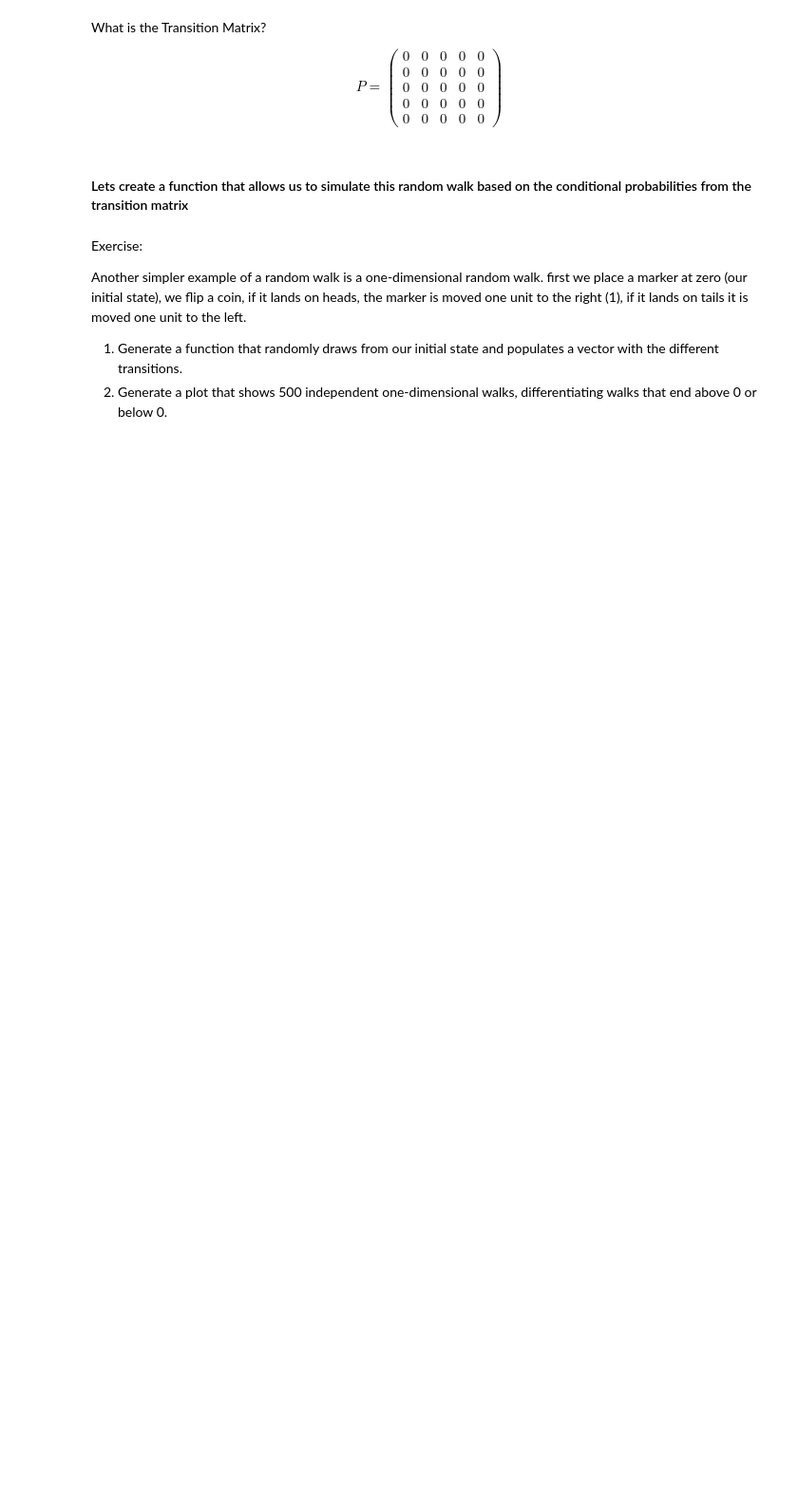
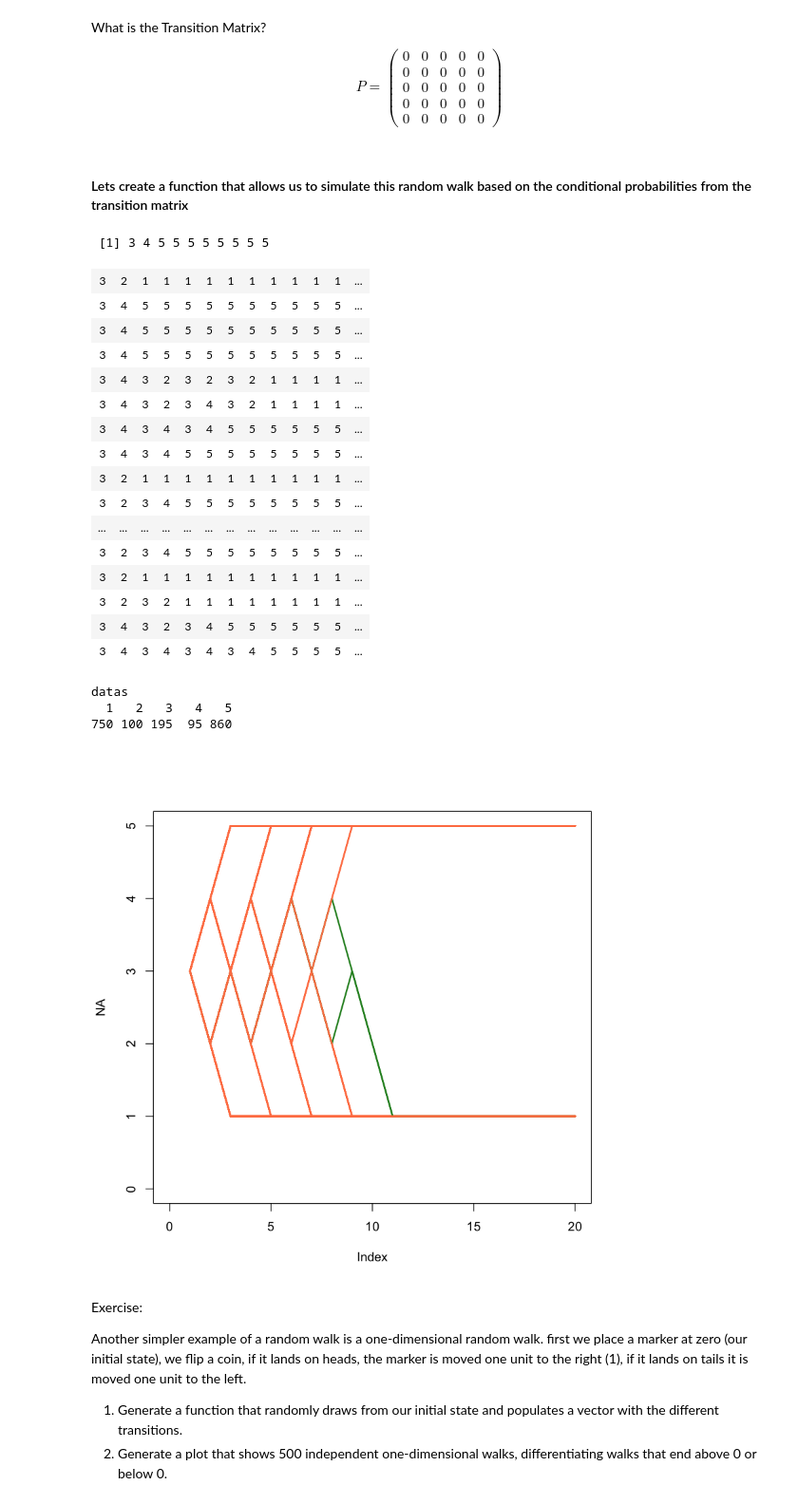
Before and after one commit to siruliu/BMI_Prob_Stats, a Jupyter notebook: Module/Week_4/1. Markov_Chains.ipynb, the cells around one changed output. Shown: that part at 95% size. Drawn from its saved outputs; the diff is of its cells as text; code cells hidden in the pictures; blank space fills up the shorter version.

```diff
--- a/Module/Week_4/1. Markov_Chains.ipynb
+++ b/Module/Week_4/1. Markov_Chains.ipynb
@@ -184,6 +184,68 @@ $$P =
 \end{pmatrix}$$
 # %% [markdown]
 #### Lets create a function that allows us to simulate this random walk based on the conditional probabilities from the transition matrix
+# %%
+P=matrix(0,5,5)
+
+P[1,]=c(1,0,0,0,0)
+P[2,]=c(0.5,0,0.5,0,0)
+P[3,]=c(0,0.5,0,0.5,0)
+P[4,]=c(0,0,0.5,0,0.5)
+P[5,]=c(0,0,0,0,1)
+
+Markov2 = function(N, Pi0, P){ #N = number of steps, N0 = initial probs, P matrix
+  P0 = c(0.0005,0.4,0.0005,0.4,0.0005)
+  P = P*P0
+  X=matrix(0,1,N)
+  a = 3 ##Start the random walk in position 3
+  X[1]=a
+  for (i in 2:N) {
+    a=sample(c(1:5),1,replace=T, P[a,])
+    X[i]=a
+  }
+  b = as.vector(X)
+  return(b)
+}
+
+P0 = c(0.0005,0.4,0.199,0.4,0.0005) ##You can play with different initial probabilities
+
+##one Run
+Markov2(10,P0,P)
+N =20
+plot(NA, xlim=c(0,20), ylim=c(0,5))#empty plot
+datas = matrix(ncol = 20, nrow = 100)
+for (i in 1:100){
+  datas[i,] = Markov2(N,P0,P)
+  condir = datas[i,]
+  col = (condir[10]==1 | condir[10]==5)
+  lines(condir, lwd=2,col = ifelse(col, "coral","forestgreen"))
+}
+
+datas ###this is the resulting matrix -- you can create plot of frequency for each step
+
+table(datas)
+# %% [output]
+ [1] 3 4 5 5 5 5 5 5 5 5
+| 3 | 2 | 1 | 1 | 1 | 1 | 1 | 1 | 1 | 1 | 1 | 1 | ... |
+| 3 | 4 | 5 | 5 | 5 | 5 | 5 | 5 | 5 | 5 | 5 | 5 | ... |
+| 3 | 4 | 5 | 5 | 5 | 5 | 5 | 5 | 5 | 5 | 5 | 5 | ... |
+| 3 | 4 | 5 | 5 | 5 | 5 | 5 | 5 | 5 | 5 | 5 | 5 | ... |
+| 3 | 4 | 3 | 2 | 3 | 2 | 3 | 2 | 1 | 1 | 1 | 1 | ... |
+| 3 | 4 | 3 | 2 | 3 | 4 | 3 | 2 | 1 | 1 | 1 | 1 | ... |
+| 3 | 4 | 3 | 4 | 3 | 4 | 5 | 5 | 5 | 5 | 5 | 5 | ... |
+| 3 | 4 | 3 | 4 | 5 | 5 | 5 | 5 | 5 | 5 | 5 | 5 | ... |
+| 3 | 2 | 1 | 1 | 1 | 1 | 1 | 1 | 1 | 1 | 1 | 1 | ... |
+| 3 | 2 | 3 | 4 | 5 | 5 | 5 | 5 | 5 | 5 | 5 | 5 | ... |
+| ... | ... | ... | ... | ... | ... | ... | ... | ... | ... | ... | ... | ... |
+| 3 | 2 | 3 | 4 | 5 | 5 | 5 | 5 | 5 | 5 | 5 | 5 | ... |
+| 3 | 2 | 1 | 1 | 1 | 1 | 1 | 1 | 1 | 1 | 1 | 1 | ... |
+| 3 | 2 | 3 | 2 | 1 | 1 | 1 | 1 | 1 | 1 | 1 | 1 | ... |
+| 3 | 4 | 3 | 2 | 3 | 4 | 5 | 5 | 5 | 5 | 5 | 5 | ... |
+| 3 | 4 | 3 | 4 | 3 | 4 | 3 | 4 | 5 | 5 | 5 | 5 | ... |
+datas
+  1   2   3   4   5
+750 100 195  95 860
+[figure, added]
 # %% [markdown]
 Exercise:
 
```
Also changed, not shown: 3 other files.
